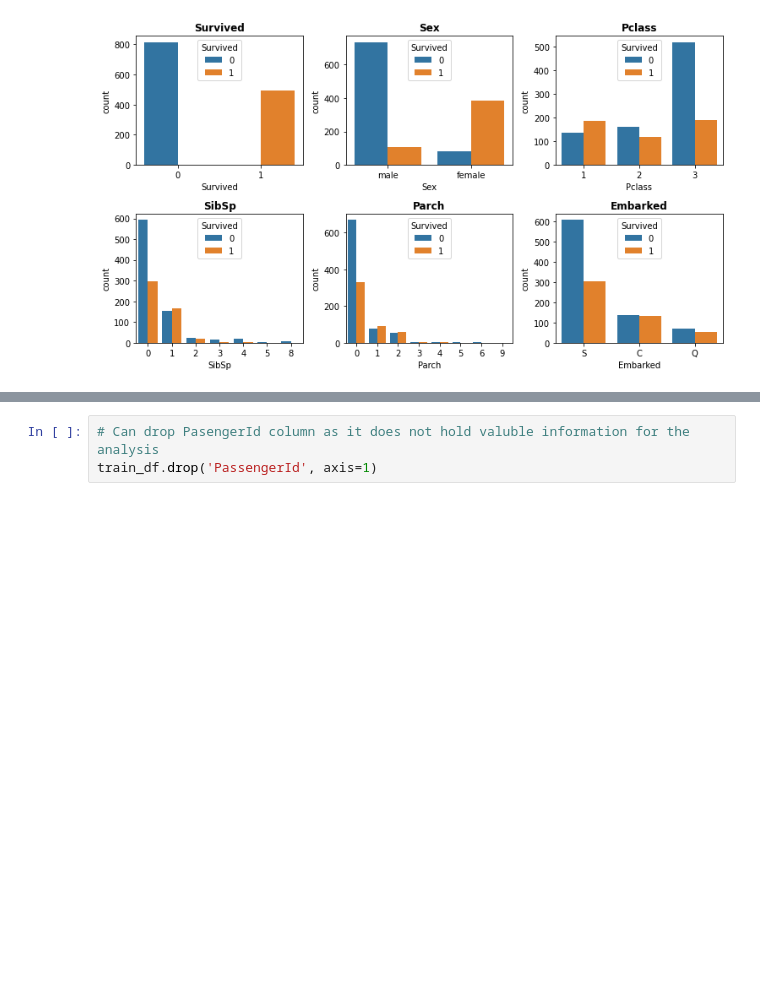
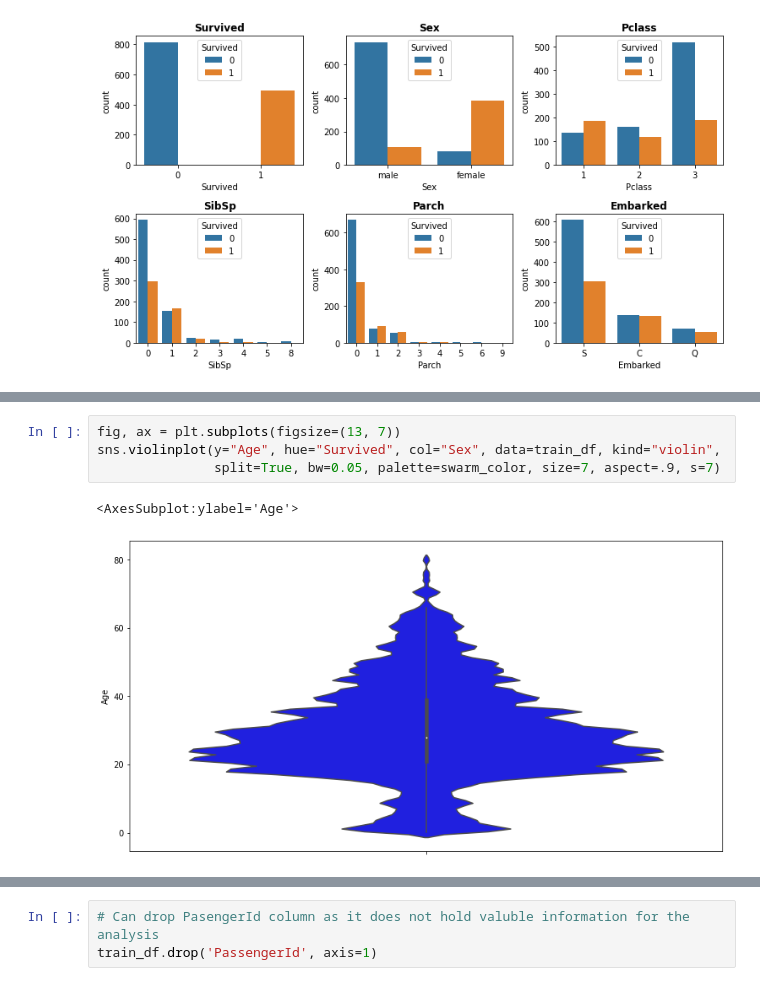
Before and after one commit to chanyadeshani/Group8, a Jupyter notebook: submit_assignment.ipynb, the cells around one changed output, grey strips where cells are left out. Saved outputs shown, nothing was run; the diff lists cells and outputs as text; blank space fills up the shorter version.

```diff
--- a/submit_assignment.ipynb
+++ b/submit_assignment.ipynb
@@ -235,0 +231,7 @@ sns.barplot(x='Pclass', y='Survived', data=train_df) plt.ylabel("Survival Rate")
+# %%
+fig, ax = plt.subplots(figsize=(13, 7))
+sns.violinplot(y="Age", hue="Survived", col="Sex", data=train_df, kind="violin",
+               split=True, bw=0.05, palette=swarm_color, size=7, aspect=.9, s=7)
+# %% [output]
+<AxesSubplot:ylabel='Age'>
+[figure, added]
```
Also changed, not shown: parts of 50 cells of this notebook.
